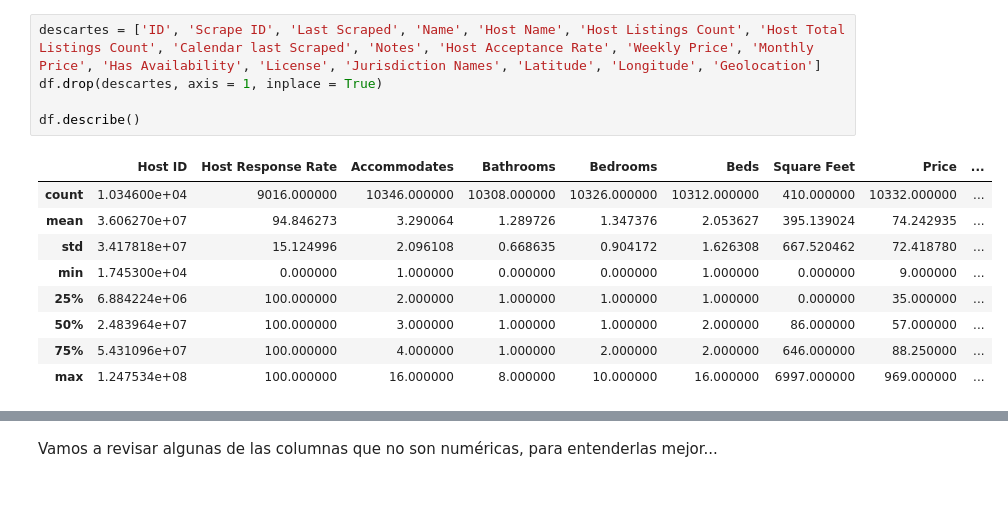
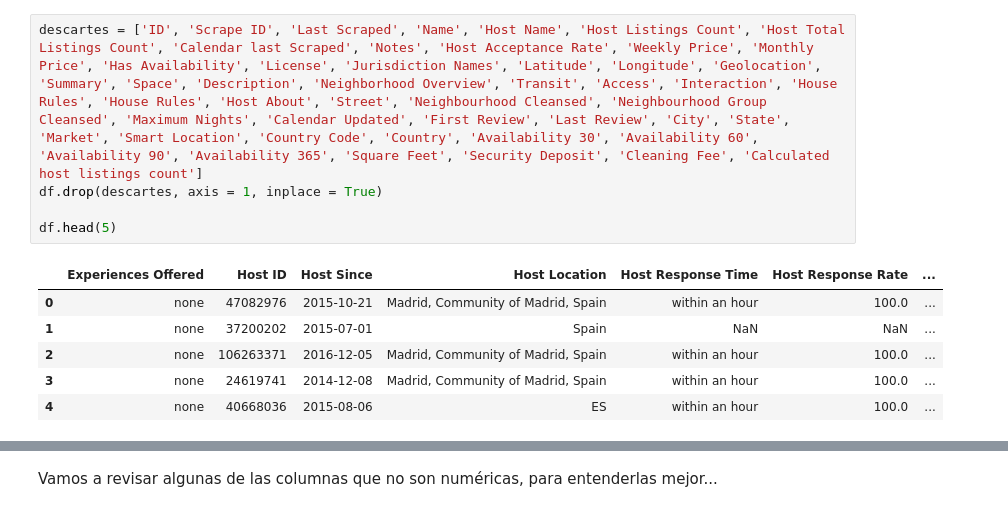
Before and after one commit to Alexsaez1990/practica_MachineLearning_enProceso, a Jupyter notebook: Práctica.ipynb, the cells around one changed output, grey strips where cells are left out. Drawn from its saved outputs; the diff is of its cells as text.

```diff
--- a/Práctica.ipynb
+++ b/Práctica.ipynb
@@ -67,15 +80,12 @@ Hay varias columnas con prácticamente todos sus valores nulos, por lo que no va
 # %%
-descartes = ['ID', 'Scrape ID', 'Last Scraped', 'Name', 'Host Name', 'Host Listings Count', 'Host Total Listings Count', 'Calendar last Scraped', 'Notes', 'Host Acceptance Rate', 'Weekly Price', 'Monthly Price', 'Has Availability', 'License', 'Jurisdiction Names', 'Latitude', 'Longitude', 'Geolocation']
+descartes = ['ID', 'Scrape ID', 'Last Scraped', 'Name', 'Host Name', 'Host Listings Count', 'Host Total Listings Count', 'Calendar last Scraped', 'Notes', 'Host Acceptance Rate', 'Weekly Price', 'Monthly Price', 'Has Availability', 'License', 'Jurisdiction Names', 'Latitude', 'Longitude', 'Geolocation', 'Summary', 'Space', 'Description', 'Neighborhood Overview', 'Transit', 'Access', 'Interaction', 'House Rules', 'House Rules', 'Host About', 'Street', 'Neighbourhood Cleansed', 'Neighbourhood Group Cleansed', 'Maximum Nights', 'Calendar Updated', 'First Review', 'Last Review', 'City', 'State', 'Market', 'Smart Location', 'Country Code', 'Country', 'Availability 30', 'Availability 60', 'Availability 90', 'Availability 365', 'Square Feet', 'Security Deposit', 'Cleaning Fee', 'Calculated host listings count']
 df.drop(descartes, axis = 1, inplace = True)
 
-df.describe()
+df.head(5)
 # %% [output]
-|  | Host ID | Host Response Rate | Accommodates | Bathrooms | Bedrooms | Beds | Square Feet | Price | ... |
-| count | 1.034600e+04 | 9016.000000 | 10346.000000 | 10308.000000 | 10326.000000 | 10312.000000 | 410.000000 | 10332.000000 | ... |
-| mean | 3.606270e+07 | 94.846273 | 3.290064 | 1.289726 | 1.347376 | 2.053627 | 395.139024 | 74.242935 | ... |
-| std | 3.417818e+07 | 15.124996 | 2.096108 | 0.668635 | 0.904172 | 1.626308 | 667.520462 | 72.418780 | ... |
-| min | 1.745300e+04 | 0.000000 | 1.000000 | 0.000000 | 0.000000 | 1.000000 | 0.000000 | 9.000000 | ... |
-| 25% | 6.884224e+06 | 100.000000 | 2.000000 | 1.000000 | 1.000000 | 1.000000 | 0.000000 | 35.000000 | ... |
-| 50% | 2.483964e+07 | 100.000000 | 3.000000 | 1.000000 | 1.000000 | 2.000000 | 86.000000 | 57.000000 | ... |
-| 75% | 5.431096e+07 | 100.000000 | 4.000000 | 1.000000 | 2.000000 | 2.000000 | 646.000000 | 88.250000 | ... |
-| max | 1.247534e+08 | 100.000000 | 16.000000 | 8.000000 | 10.000000 | 16.000000 | 6997.000000 | 969.000000 | ... |
+|  | Experiences Offered | Host ID | Host Since | Host Location | Host Response Time | Host Response Rate | ... |
+| 0 | none | 47082976 | 2015-10-21 | Madrid, Community of Madrid, Spain | within an hour | 100.0 | ... |
+| 1 | none | 37200202 | 2015-07-01 | Spain | NaN | NaN | ... |
+| 2 | none | 106263371 | 2016-12-05 | Madrid, Community of Madrid, Spain | within an hour | 100.0 | ... |
+| 3 | none | 24619741 | 2014-12-08 | Madrid, Community of Madrid, Spain | within an hour | 100.0 | ... |
+| 4 | none | 40668036 | 2015-08-06 | ES | within an hour | 100.0 | ... |
```
Also changed, not shown: parts of 55 cells of this notebook.
